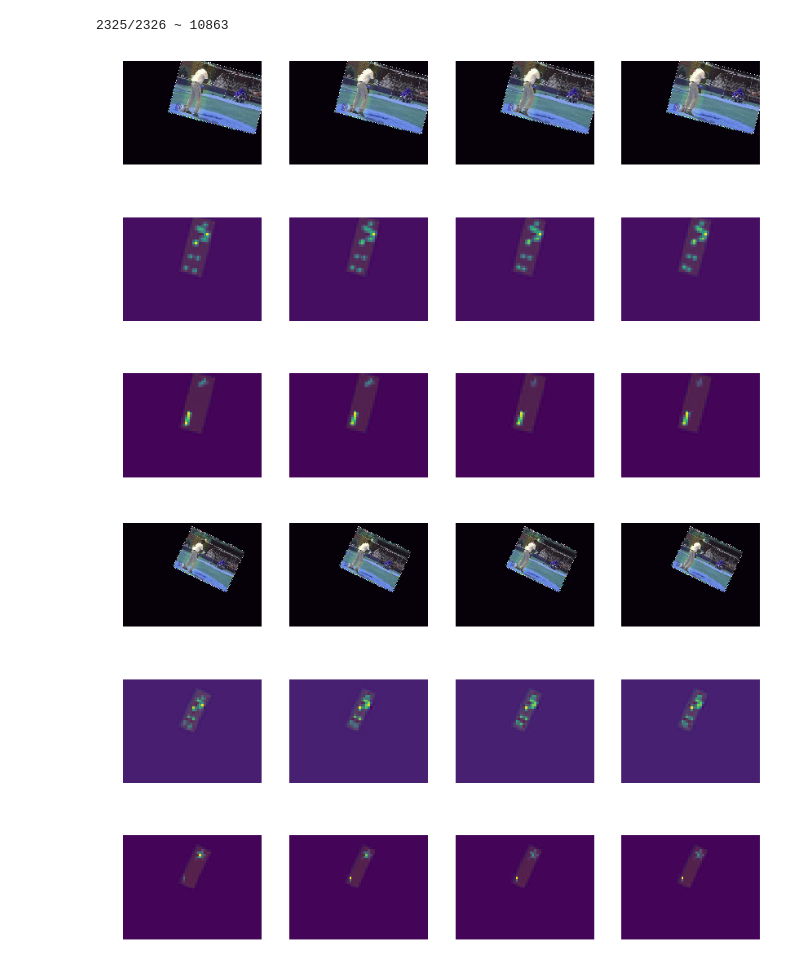
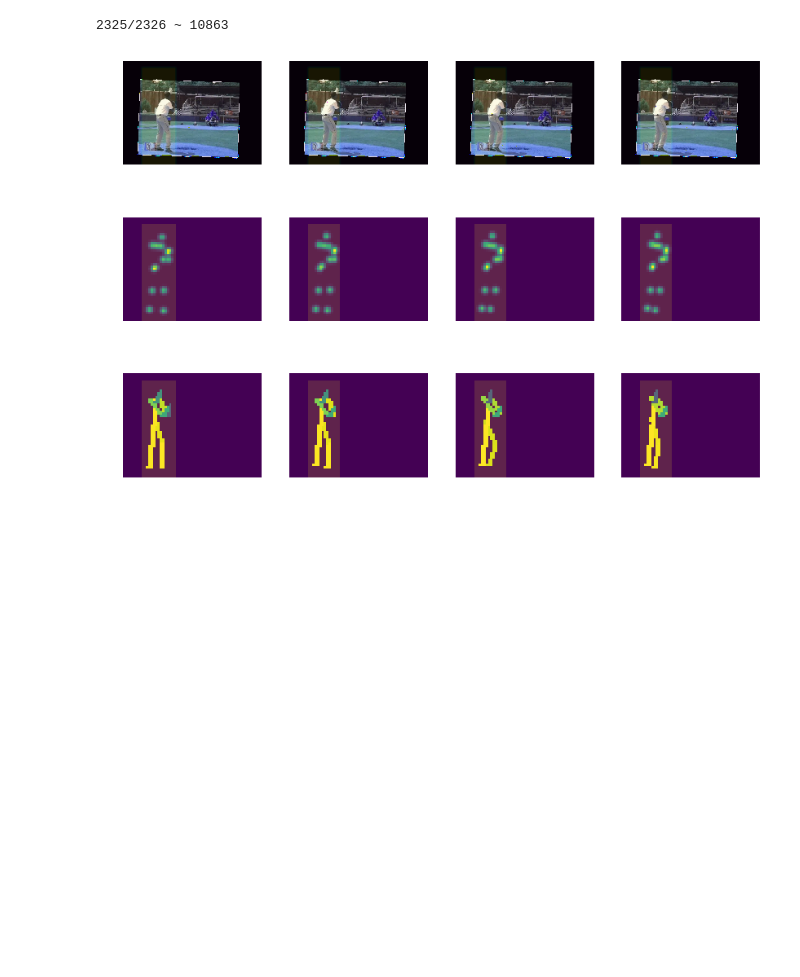
Before and after one commit to ul1994/lstm_tests, a Jupyter notebook: PreviewPenn.ipynb, the cells around one changed output. Drawn from its saved outputs; the diff is of its cells as text; code cells hidden in the pictures; blank space fills up the shorter version.

```diff
--- a/PreviewPenn.ipynb
+++ b/PreviewPenn.ipynb
@@ -11,7 +11,7 @@ dset = gather_videos(SEQ_LEN=4, still=False, speedup=4, shuffle=False)
 # %%
 import matplotlib.pyplot as plt
 
-for tag in range(10):
+for tag in range(1):
     (frames, mask_pafs, mask_heats), (pafs, heats) = next_video_batch(dset, 1, stop=True)
 
     FIRST = 0
@@ -21,32 +21,31 @@ for tag in range(10):
     for ii in range(SEQ):
         plt.subplot(3, SEQ, ii+1)
         plt.axis('off')
         img = frames[FIRST][ii].astype(np.float32)/256
         plt.imshow(img)
         msk = cv2.resize(mask_heats[FIRST][ii][:, :, FIRST], (0,0), fx=8, fy=8)
         plt.imshow(msk, alpha=0.1, vmin=0, vmax=1)
 
     for ii in range(SEQ):
         plt.subplot(3, SEQ, SEQ+ii+1)
         plt.axis('off')
         img = np.sum(heats[FIRST][ii][:, :, :-1], axis=-1).astype(np.float32)
         plt.imshow(img)
         plt.imshow(mask_heats[FIRST][ii][:, :, FIRST], alpha=0.15)
 
     for ii in range(SEQ):
         plt.subplot(3, SEQ, 2*SEQ+ii+1)
         plt.axis('off')
         sy, sx, _ = pafs[FIRST][ii].shape
         canvas = np.zeros((sy, sx))
         for dd in range(38):
             plane = pafs[FIRST][ii][:, :, dd]
             canvas[plane > 0] = plane[plane > 0]
         img = canvas.astype(np.float32)
         plt.imshow(img)
         plt.imshow(mask_heats[FIRST][ii][:, :, FIRST], alpha=0.15)
 
     plt.show()
     plt.close
 # %% [output]
-[figure, old version]
+[figure, new version]
-[figure, removed]
```
Also changed, not shown: parts of 1 cell of this notebook, 1 other file.
